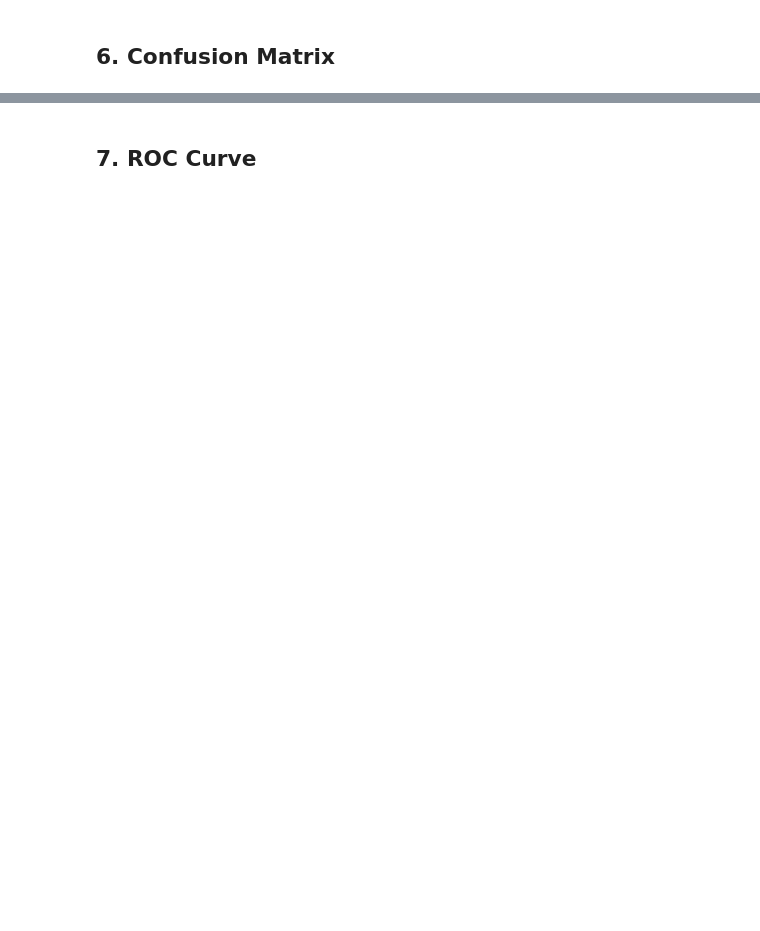
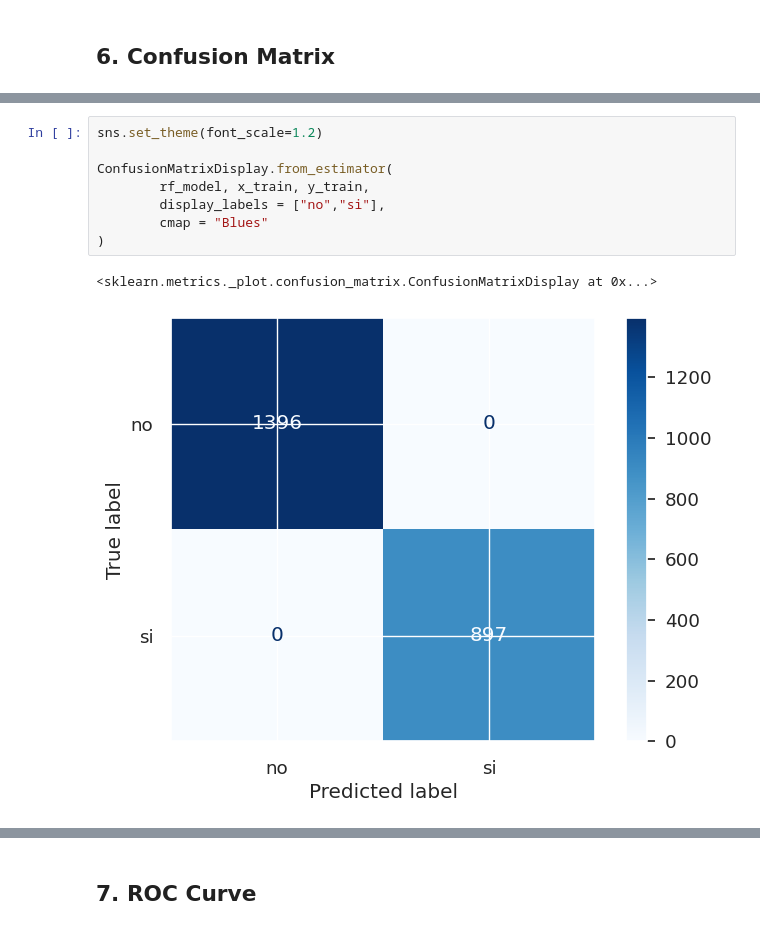
Before and after one commit to ITRoselloSignoris/Data-Science-Model-Deployment-, a Jupyter notebook: src/Water_Potability_Classification.ipynb, the cells around one changed output, grey strips where cells are left out. Cells and saved outputs as stored; diff of their text form; blank space fills up the shorter version.

```diff
--- a/src/Water_Potability_Classification.ipynb
+++ b/src/Water_Potability_Classification.ipynb
@@ -144,0 +194,11 @@ rf_loaded = pickle.load(open("model/rf.pkl", 'rb'))
+# %%
+sns.set_theme(font_scale=1.2)
+
+ConfusionMatrixDisplay.from_estimator(
+        rf_model, x_train, y_train,
+        display_labels = ["no","si"],
+        cmap = "Blues"
+)
+# %% [output]
+<sklearn.metrics._plot.confusion_matrix.ConfusionMatrixDisplay at 0x...>
+[figure, added]
```
Also changed, not shown: parts of 11 cells of this notebook, 2 other files.
